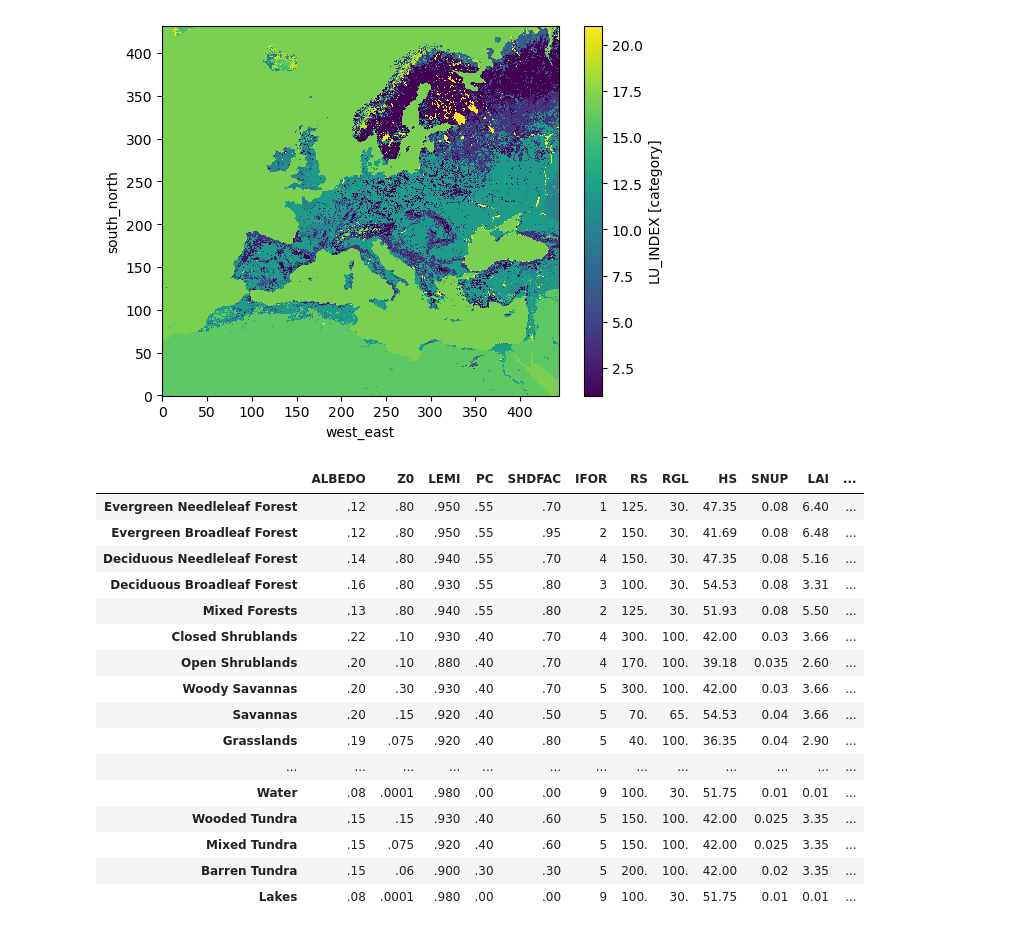
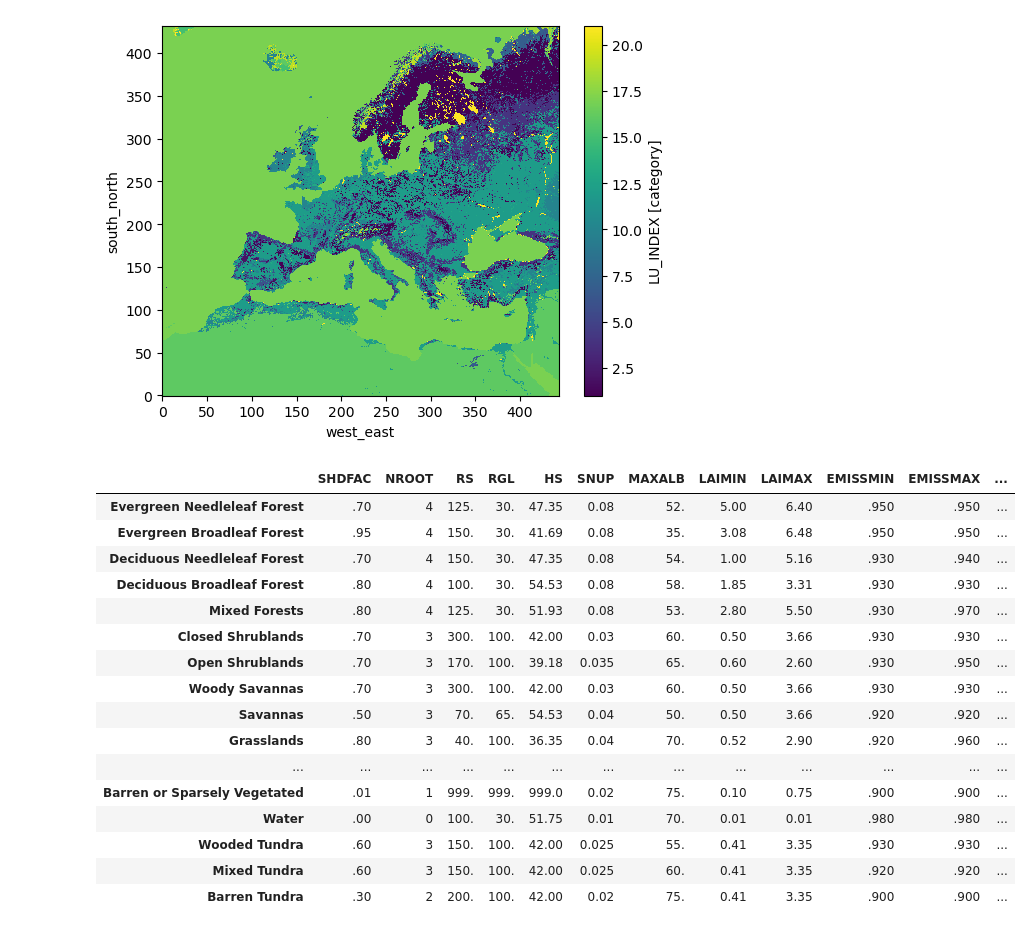
Before and after one commit to sierrapor/TFG, a Jupyter notebook: VegeTables.ipynb, the cells around one changed output. Saved outputs shown, nothing was run; the diff lists cells and outputs as text; code cells hidden in the pictures.

```diff
--- a/VegeTables.ipynb
+++ b/VegeTables.ipynb
@@ -43,80 +43,80 @@ ds['LU_INDEX'][0].plot()
 with open('VEGPARM.TBL') as fp:
     table_as_list = fp.read().splitlines()
 
-#The for loop looks for the tables in the file and stores their names, sizes, and locations in a dictionary called 'tables'
-tables = {}
+#The for loop looks for the tables in the file and stores their names, sizes, and locations in a dictionary called 'tables_names'
+tables_names = {}
 for i, line in enumerate(table_as_list):
     if line == 'Vegetation Parameters':
-        table_name = table_as_list[i+1]
+        name = table_as_list[i+1]
         table_size = int(table_as_list[i+2].split(',')[0])
-        tables[table_name] = dict(size = table_size, start = i+2, end = i+2+table_size)
-#tables
+        tables_names[name] = dict(size = table_size, start = i+2, end = i+2+table_size)
+#tables_names
 # %%
 #The function returns the values of "size", "start" and "end" of the called table
-def obtain_table_values(tables, tabla):
-    if tabla in tables:
-        valores = tables[tabla]
+def obtain_table_values(tables_names, tabla):
+    if tabla in tables_names:
+        valores = tables_names[tabla]
         size = valores['size']
         start = valores['start']
         end = valores['end']
         return size, start, end
     else:
         return None
-#obtain_table_values(tables, 'MODIFIED_IGBP_MODIS_NOAH')
+#obtain_table_values(tables_names, 'MODIFIED_IGBP_MODIS_NOAH')
 # %%
 #The function reads line by line and finds the name of the table, then return the data below in a str list
-def read_tables(tables, tabla):
+def read_tables(tables_names, tabla):
     datos_tabla = []
-    if tabla in tables:
+    if tabla in tables_names:
         for i, line in enumerate(table_as_list):
             if line == tabla:
-                datos_tabla = table_as_list[obtain_table_values(tables,tabla)[1]:int(obtain_table_values(tables,tabla)[2]+1)]  # 1 for "start", 2 for "end"
+                datos_tabla = table_as_list[obtain_table_values(tables_names,tabla)[1]:int(obtain_table_values(tables_names,tabla)[2]+1)]  # 1 for "start", 2 for "end"
         return datos_tabla
     else:
         return None
-#read_tables(tables,'MODIFIED_IGBP_MODIS_NOAH')
+#read_tables(tables_names,'MODIFIED_IGBP_MODIS_NOAH')
 # %%
 #The function creates a DataFrame from the list returned from the function "read_table" and set the index and columns names
-def tables_to_df(tables, tabla):
-    if tabla in tables:
-        df = pd.DataFrame(read_tables(tables, tabla))
+def tables_to_df(tables_names, tabla):
+    if tabla in tables_names:
+        df = pd.DataFrame(read_tables(tables_names, tabla))
         df.rename(columns={0:'col'},inplace=True) #renames the first column of the DataFrame to 'col'
         df = df.col.str.split(",", expand=True) #splits the 'col' column of the DataFrame based on commas and expands it into separate columns
         df = df.drop(0, axis = 1) # drops the first column of the DataFrame
         nombres = df.iloc[0,1]
         nombres = nombres.split()
         nombres.append("j")
         df = df.set_index(df.iloc[:, -1])
         df = df[1:]
         df.columns = nombres
         df.index.name = None
         df = df.drop("j", axis = 1)
         df.columns = df.columns.str.strip("'") #Eliminates the ' in the column names
         df.index = df.index.str.strip()
         df.index = df.index.str.strip("'") #Eliminates the blank spaces and ' in the index
         return df
     else:
         return None
 
-tables_to_df(tables,'MODI-RUC')
+tables_to_df(tables_names,'MODIFIED_IGBP_MODIS_NOAH')
 # %% [output]
-|  | ALBEDO | Z0 | LEMI | PC | SHDFAC | IFOR | RS | RGL | HS | SNUP | LAI | ... |
-| Evergreen Needleleaf Forest | .12 | .80 | .950 | .55 | .70 | 1 | 125. | 30. | 47.35 | 0.08 | 6.40 | ... |
-| Evergreen Broadleaf Forest | .12 | .80 | .950 | .55 | .95 | 2 | 150. | 30. | 41.69 | 0.08 | 6.48 | ... |
-| Deciduous Needleleaf Forest | .14 | .80 | .940 | .55 | .70 | 4 | 150. | 30. | 47.35 | 0.08 | 5.16 | ... |
-| Deciduous Broadleaf Forest | .16 | .80 | .930 | .55 | .80 | 3 | 100. | 30. | 54.53 | 0.08 | 3.31 | ... |
-| Mixed Forests | .13 | .80 | .940 | .55 | .80 | 2 | 125. | 30. | 51.93 | 0.08 | 5.50 | ... |
-| Closed Shrublands | .22 | .10 | .930 | .40 | .70 | 4 | 300. | 100. | 42.00 | 0.03 | 3.66 | ... |
-| Open Shrublands | .20 | .10 | .880 | .40 | .70 | 4 | 170. | 100. | 39.18 | 0.035 | 2.60 | ... |
-| Woody Savannas | .20 | .30 | .930 | .40 | .70 | 5 | 300. | 100. | 42.00 | 0.03 | 3.66 | ... |
-| Savannas | .20 | .15 | .920 | .40 | .50 | 5 | 70. | 65. | 54.53 | 0.04 | 3.66 | ... |
-| Grasslands | .19 | .075 | .920 | .40 | .80 | 5 | 40. | 100. | 36.35 | 0.04 | 2.90 | ... |
+|  | SHDFAC | NROOT | RS | RGL | HS | SNUP | MAXALB | LAIMIN | LAIMAX | EMISSMIN | EMISSMAX | ... |
+| Evergreen Needleleaf Forest | .70 | 4 | 125. | 30. | 47.35 | 0.08 | 52. | 5.00 | 6.40 | .950 | .950 | ... |
+| Evergreen Broadleaf Forest | .95 | 4 | 150. | 30. | 41.69 | 0.08 | 35. | 3.08 | 6.48 | .950 | .950 | ... |
+| Deciduous Needleleaf Forest | .70 | 4 | 150. | 30. | 47.35 | 0.08 | 54. | 1.00 | 5.16 | .930 | .940 | ... |
+| Deciduous Broadleaf Forest | .80 | 4 | 100. | 30. | 54.53 | 0.08 | 58. | 1.85 | 3.31 | .930 | .930 | ... |
+| Mixed Forests | .80 | 4 | 125. | 30. | 51.93 | 0.08 | 53. | 2.80 | 5.50 | .930 | .970 | ... |
+| Closed Shrublands | .70 | 3 | 300. | 100. | 42.00 | 0.03 | 60. | 0.50 | 3.66 | .930 | .930 | ... |
+| Open Shrublands | .70 | 3 | 170. | 100. | 39.18 | 0.035 | 65. | 0.60 | 2.60 | .930 | .950 | ... |
+| Woody Savannas | .70 | 3 | 300. | 100. | 42.00 | 0.03 | 60. | 0.50 | 3.66 | .930 | .930 | ... |
+| Savannas | .50 | 3 | 70. | 65. | 54.53 | 0.04 | 50. | 0.50 | 3.66 | .920 | .920 | ... |
+| Grasslands | .80 | 3 | 40. | 100. | 36.35 | 0.04 | 70. | 0.52 | 2.90 | .920 | .960 | ... |
 | ... | ... | ... | ... | ... | ... | ... | ... | ... | ... | ... | ... | ... |
-| Water | .08 | .0001 | .980 | .00 | .00 | 9 | 100. | 30. | 51.75 | 0.01 | 0.01 | ... |
-| Wooded Tundra | .15 | .15 | .930 | .40 | .60 | 5 | 150. | 100. | 42.00 | 0.025 | 3.35 | ... |
-| Mixed Tundra | .15 | .075 | .920 | .40 | .60 | 5 | 150. | 100. | 42.00 | 0.025 | 3.35 | ... |
-| Barren Tundra | .15 | .06 | .900 | .30 | .30 | 5 | 200. | 100. | 42.00 | 0.02 | 3.35 | ... |
-| Lakes | .08 | .0001 | .980 | .00 | .00 | 9 | 100. | 30. | 51.75 | 0.01 | 0.01 | ... |
+| Barren or Sparsely Vegetated | .01 | 1 | 999. | 999. | 999.0 | 0.02 | 75. | 0.10 | 0.75 | .900 | .900 | ... |
+| Water | .00 | 0 | 100. | 30. | 51.75 | 0.01 | 70. | 0.01 | 0.01 | .980 | .980 | ... |
+| Wooded Tundra | .60 | 3 | 150. | 100. | 42.00 | 0.025 | 55. | 0.41 | 3.35 | .930 | .930 | ... |
+| Mixed Tundra | .60 | 3 | 150. | 100. | 42.00 | 0.025 | 60. | 0.41 | 3.35 | .920 | .920 | ... |
+| Barren Tundra | .30 | 2 | 200. | 100. | 42.00 | 0.02 | 75. | 0.41 | 3.35 | .900 | .900 | ... |
 # %%
 #The function reads the returned Dataframe from tables_to_df, creates a list with the values of the
 #LU_INDEX variable from the Dataset and returns a numpy array with its matching value from the Dataframe
```
Also changed, not shown: parts of 5 cells of this notebook.
